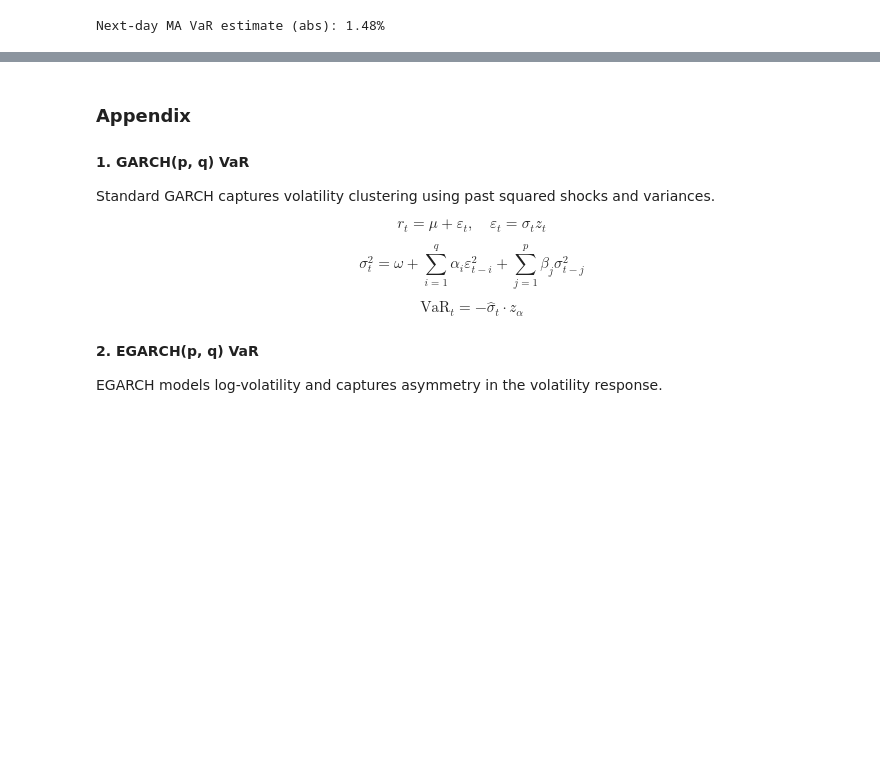
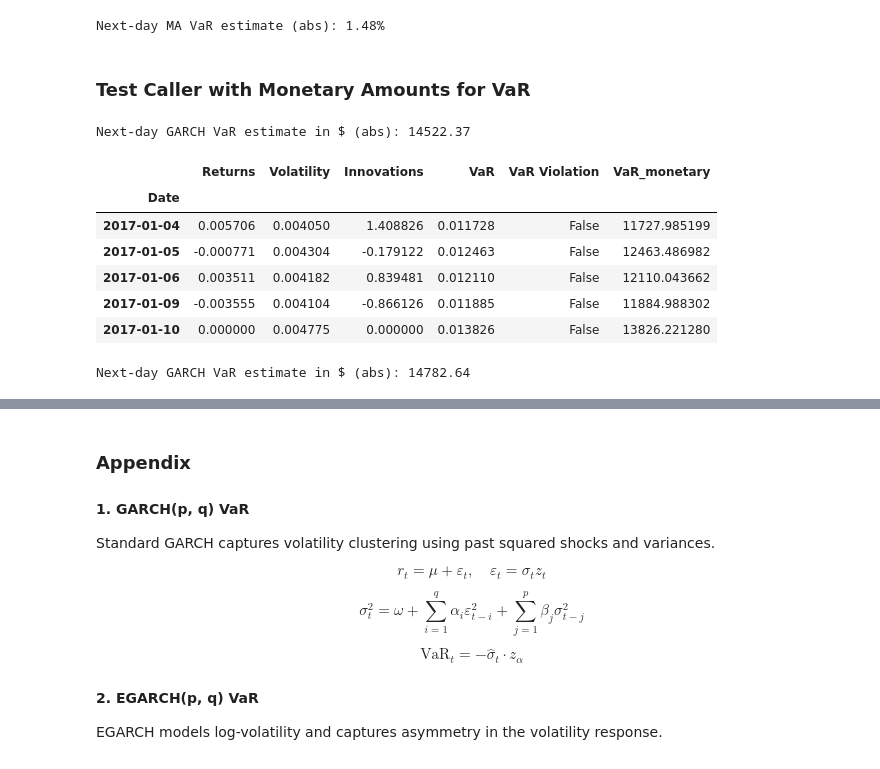
Before and after one commit to Alessandro-Dodon/pyvar, a Jupyter notebook: Functions/TestVolatilityVaR.ipynb, the cells around one changed output, grey strips where cells are left out. Saved outputs shown, nothing was run; the diff lists cells and outputs as text; code cells hidden in the pictures; blank space fills up the shorter version.

```diff
--- a/Functions/TestVolatilityVaR.ipynb
+++ b/Functions/TestVolatilityVaR.ipynb
@@ -187,2 +202,37 @@ print(f"Next-day MA VaR estimate (abs): {next_day_var:.2f}%")
 # %% [output]
 Next-day MA VaR estimate (abs): 1.48%
+# %% [markdown]
+### Test Caller with Monetary Amounts for VaR
+# %%
+garch_output, next_day_var = VolatilityVaR.compute_var_volatility(
+    returns,
+    confidence_level,
+    method="garch",
+    vol_model="GJR",
+    wealth=1_000_000  # or any monetary amount
+)
+
+print(f"Next-day GARCH VaR estimate in $ (abs): {next_day_var:.2f}")
+# %% [output]
+Next-day GARCH VaR estimate in $ (abs): 14522.37
+# %%
+garch_output.head()
+# %% [output]
+|  | Returns | Volatility | Innovations | VaR | VaR Violation | VaR_monetary |
+| Date |  |  |  |  |  |  |
+| 2017-01-04 | 0.005706 | 0.004050 | 1.408826 | 0.011728 | False | 11727.985199 |
+| 2017-01-05 | -0.000771 | 0.004304 | -0.179122 | 0.012463 | False | 12463.486982 |
+| 2017-01-06 | 0.003511 | 0.004182 | 0.839481 | 0.012110 | False | 12110.043662 |
+| 2017-01-09 | -0.003555 | 0.004104 | -0.866126 | 0.011885 | False | 11884.988302 |
+| 2017-01-10 | 0.000000 | 0.004775 | 0.000000 | 0.013826 | False | 13826.221280 |
+# %%
+ma_output, next_day_var = VolatilityVaR.compute_var_volatility(
+    returns,
+    confidence_level,
+    method="ma",
+    wealth=1_000_000  # or any monetary amount
+)
+
+print(f"Next-day GARCH VaR estimate in $ (abs): {next_day_var:.2f}")
+# %% [output]
+Next-day GARCH VaR estimate in $ (abs): 14782.64
```
Also changed, not shown: parts of 13 cells of this notebook, 5 other files.
